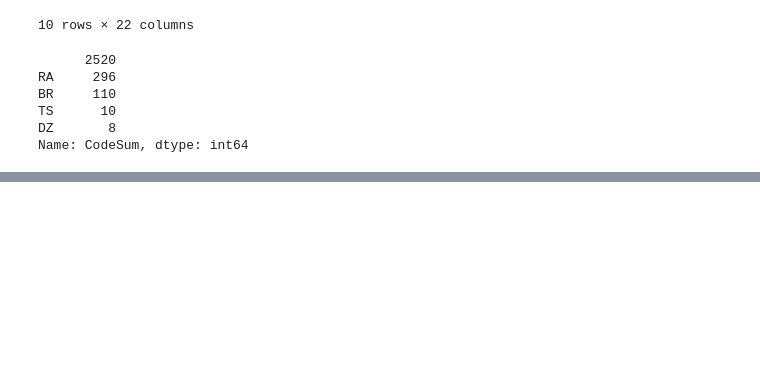
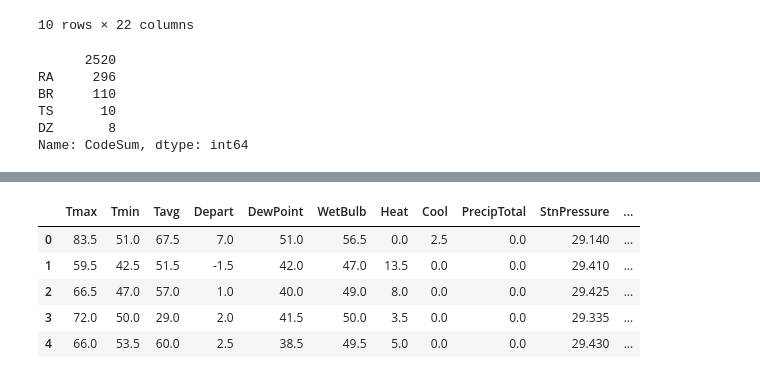
Before and after one commit to beetletrellen1/West_nile_model, a Jupyter notebook: Starter-Notebook.ipynb, the cells around one changed output, grey strips where cells are left out. Drawn from its saved outputs; the diff is of its cells as text; code cells hidden in the pictures; blank space fills up the shorter version.

```diff
--- a/Starter-Notebook.ipynb
+++ b/Starter-Notebook.ipynb
@@ -82,2 +107,19 @@ weather_data.drop(columns=['Water1', 'SnowFall', 'Depth'], axis=1, inplace=True)
+# %%
+weather_date = weather_data[['Date', 'CodeSum']]
+# %%
+weather_data = weather_data.groupby(np.arange(len(weather_data))//2).mean()
+# %%
+weather_data = weather_data.merge(weather_date, right_index=True, left_index=True)
+# %%
+weather_data.drop('Station', axis=1, inplace=True)
+# %%
+weather_data.head()
+# %% [output]
+|  | Tmax | Tmin | Tavg | Depart | DewPoint | WetBulb | Heat | Cool | PrecipTotal | StnPressure | ... |
+| 0 | 83.5 | 51.0 | 67.5 | 7.0 | 51.0 | 56.5 | 0.0 | 2.5 | 0.0 | 29.140 | ... |
+| 1 | 59.5 | 42.5 | 51.5 | -1.5 | 42.0 | 47.0 | 13.5 | 0.0 | 0.0 | 29.410 | ... |
+| 2 | 66.5 | 47.0 | 57.0 | 1.0 | 40.0 | 49.0 | 8.0 | 0.0 | 0.0 | 29.425 | ... |
+| 3 | 72.0 | 50.0 | 29.0 | 2.0 | 41.5 | 50.0 | 3.5 | 0.0 | 0.0 | 29.335 | ... |
+| 4 | 66.0 | 53.5 | 60.0 | 2.5 | 38.5 | 49.5 | 5.0 | 0.0 | 0.0 | 29.430 | ... |
 # %%
 train_data.describe()
```
Also changed, not shown: parts of 25 cells of this notebook.
